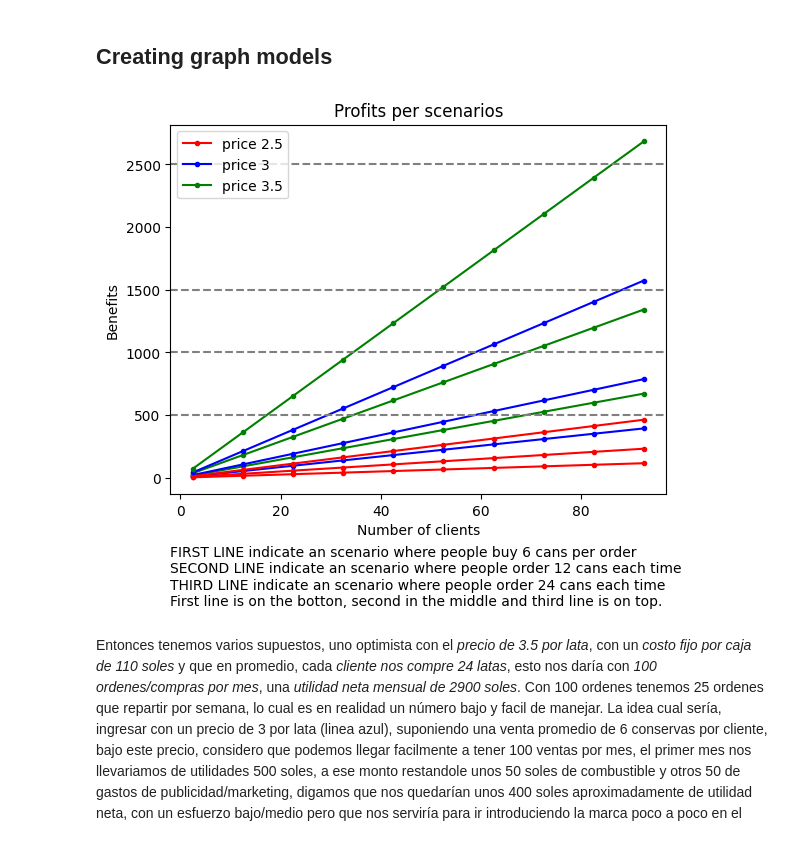
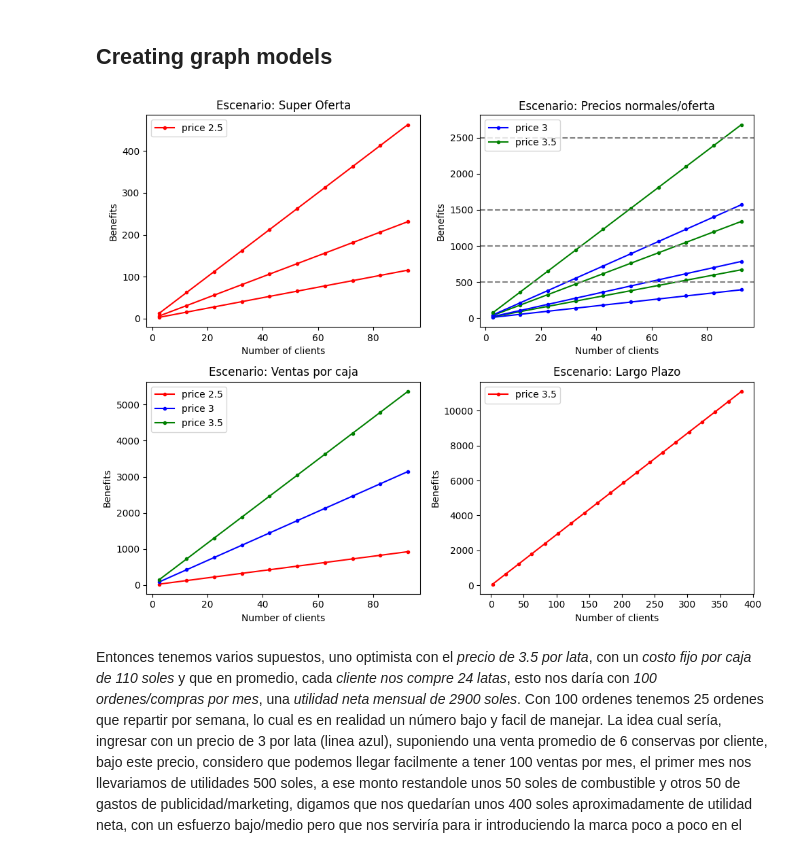
Before and after one commit to chopper210397/Lydemar, a Jupyter notebook: eda_lima_business_case.ipynb, the cells around one changed output. Drawn from its saved outputs; the diff is of its cells as text; code cells hidden in the pictures.

Commit message:
new plot with subplots

```diff
--- a/eda_lima_business_case.ipynb
+++ b/eda_lima_business_case.ipynb
@@ -34,37 +34,74 @@ number_clients = np.arange(prices[0], 100 , 10)
 # %%
 
 # now that we have the tree scenarios, we can plot tree lines depending if the price is low, medium or high
+fig, plt.subplots(2,2, figsize=(10,8))
+
+
+# FIRST PLOT
+plt.subplot(2, 2, 1)
+plt.plot(number_clients, benefit(number_clients , 0 , 0) , marker="." , color = 'red' , label = 'price 2.5' )
+plt.plot(number_clients, benefit(number_clients , 0 , 1) , marker="." , color = 'red' )
+plt.plot(number_clients, benefit(number_clients , 0 , 2) , marker="." , color = 'red'  )
+plt.xlabel("Number of clients")
+plt.ylabel("Benefits")
+plt.title("Escenario: Super Oferta")
+plt.legend()
+
+# SECOND PLOT
+plt.subplot(2, 2, 2)
 # 6 cans per order
-plt.plot(number_clients, benefit(number_clients , 0 , 0) , marker="." , color = 'red' , label = 'price 2.5' )
 plt.plot(number_clients, benefit(number_clients , 1 , 0) , marker="." , color = 'blue' , label = 'price 3'  )
 plt.plot(number_clients, benefit(number_clients , 2 , 0) , marker="." , color = 'green', label = 'price 3.5'  )
 
 # 12 cans per order
-plt.plot(number_clients, benefit(number_clients , 0 , 1) , marker="." , color = 'red'  )
 plt.plot(number_clients, benefit(number_clients , 1 , 1) , marker="." , color = 'blue' )
 plt.plot(number_clients, benefit(number_clients , 2 , 1) , marker="." , color = 'green' )
 
 # 24 cans per order
-plt.plot(number_clients, benefit(number_clients , 0 , 2) , marker="." , color = 'red'  )
 plt.plot(number_clients, benefit(number_clients , 1 , 2) , marker="." , color = 'blue' )
 plt.plot(number_clients, benefit(number_clients , 2 , 2) , marker="." , color = 'green' )
 
-
 plt.xlabel("Number of clients")
 plt.ylabel("Benefits")
-plt.title("Profits per scenarios")
+plt.title("Escenario: Precios normales/oferta")
 plt.legend()
-plt.annotate('FIRST LINE indicate an scenario where people buy 6 cans per order' +
-             '\nSECOND LINE indicate an scenario where people order 12 cans each time' +
-             '\nTHIRD LINE indicate an scenario where people order 24 cans each time' +
-             '\nFirst line is on the botton, second in the middle and third line is on top.', xy = (0, -0.3), xycoords='axes fraction')
 plt.axhline(y = 500, color = 'gray', linestyle = 'dashed')
 plt.axhline(y = 1000, color = 'gray', linestyle = 'dashed')
 plt.axhline(y = 1500, color = 'gray', linestyle = 'dashed')
 plt.axhline(y = 2500, color = 'gray', linestyle = 'dashed')
+
+# THIRD PLOT
+plt.subplot(2, 2, 3)
+plt.plot(number_clients, benefit(number_clients , 0 , 3) , marker="." , color = 'red' , label = 'price 2.5' )
+plt.plot(number_clients, benefit(number_clients , 1 , 3) , marker="." , color = 'blue' , label = 'price 3'  )
+plt.plot(number_clients, benefit(number_clients , 2 , 3) , marker="." , color = 'green' , label = 'price 3.5' )
+plt.xlabel("Number of clients")
+plt.ylabel("Benefits")
+plt.title("Escenario: Ventas por caja")
+plt.legend()
+# plt.annotate('FIRST LINE indicate an scenario where people buy 6 cans per order' +
+#             '\nSECOND LINE indicate an scenario where people order 12 cans each time' +
+#             '\nTHIRD LINE indicate an scenario where people order 24 cans each time' +
+#             '\nFirst line is on the botton, second in the middle and third line is on top.', xy = (0,-1), xycoords='axes fraction')
+
+# FOURTH PLOT
+plt.subplot(2, 2, 4)
+plt.plot(np.arange(prices[0], 400 , 20),
+          benefit(np.arange(prices[0], 400 , 20) ,
+                   2 ,
+                     2) ,
+            marker="." ,
+              color = 'red' ,
+                label = 'price 3.5' )
+plt.xlabel("Number of clients")
+plt.ylabel("Benefits")
+plt.title("Escenario: Largo Plazo")
+plt.legend()
+
+plt.tight_layout()
 plt.show()
 # %% [output]
-[figure, old version]
+[figure, new version]
 # %% [markdown]
 Entonces tenemos varios supuestos, uno optimista con el *precio de 3.5 por lata*, con un *costo fijo por caja de 110 soles* y que en promedio, cada *cliente nos compre 24 latas*,
 esto nos daría con *100 ordenes/compras por mes*, una *utilidad neta mensual de 2900 soles*. Con 100 ordenes tenemos 25 ordenes que repartir por semana, lo cual es en realidad un número bajo y facil de manejar.
```
